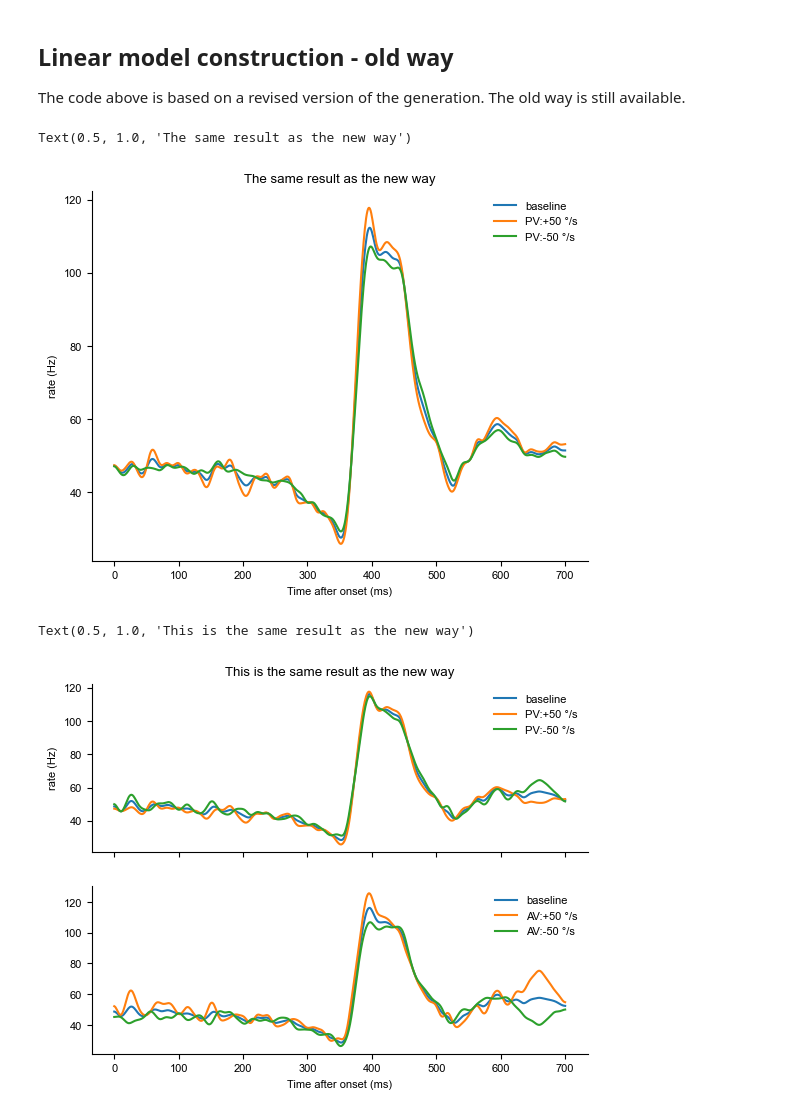
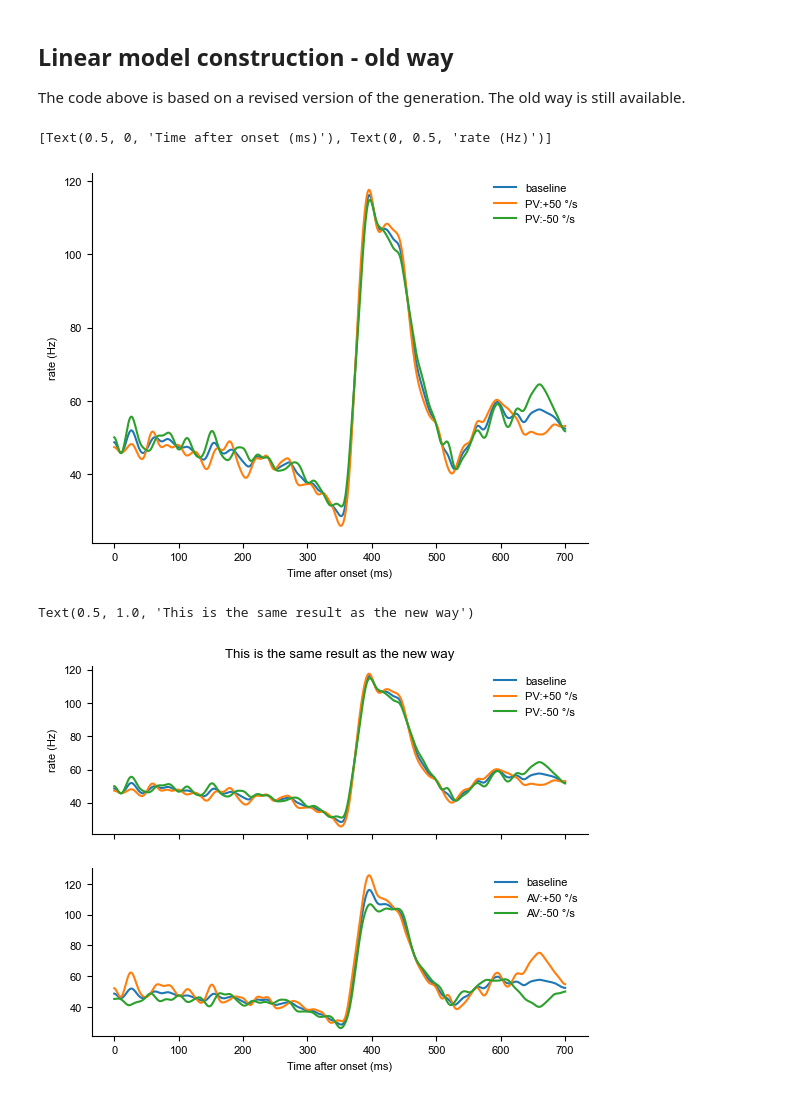
Before and after one commit to julianasdd/cbmanifold, a Jupyter notebook: notebooks/Manifold_analysis_example.ipynb, the cells around one changed output. Drawn from its saved outputs; the diff is of its cells as text; code cells hidden in the pictures.

Commit message:
add predict and from_dict to LinearModel

```diff
--- a/notebooks/Manifold_analysis_example.ipynb
+++ b/notebooks/Manifold_analysis_example.ipynb
@@ -195,33 +254,47 @@ The code above is based on a revised version of the generation. The old way is s
 params_old = np.vstack([pv, dur]).T
 
 lmol = cbmanifold.linear_model.generate_linear_model_old('pc3', rate, params_old, [pv0, av0], target_dist=15, output_type="dict")
+
+lm = cbmanifold.linear_model.LinearModel.from_dict(lmol)
+# %%
+_, ax = plt.subplots()
+
+# Plot baseline (original rate)
+ax.plot(lm.rate, label='baseline')
+
+# Plot +50 °/s change
+params_high = lm.params0.copy()
+params_high[0] += 50  # increase peak velocity by 50
+rate_high = lm.predict(params_high)
+ax.plot(rate_high, label='PV:+50 °/s')
+
+# Plot -50 °/s change
+params_low = lm.params0.copy()
+params_low[0] -= 50  # decrease peak velocity by 50
+rate_low = lm.predict(params_low)
+ax.plot(rate_low, label='PV:-50 °/s')
+
+ax.legend()
+ax.set(xlabel='Time after onset (ms)', ylabel='rate (Hz)')
+# %% [output]
+[Text(0.5, 0, 'Time after onset (ms)'), Text(0, 0.5, 'rate (Hz)')]
+[figure, added]
 # %%
-_, ax = plt.subplots()
-ax.plot(lmol['ssc0'], label='baseline')
-ax.plot(lmol['ssc0']+lmol['wv0']*50, label='PV:+50 °/s')
-ax.plot(lmol['ssc0']-lmol['wv0']*50, label='PV:-50 °/s')
-ax.legend()
-ax.set(xlabel='Time after onset (ms)', ylabel='rate (Hz)')
-ax.set_title('The same result as the new way')
+_, ax = plt.subplots(nrows=2, sharex=True)
+ax[0].plot(lm.rate, label="baseline")
+ax[0].plot(lm.rate + lm.wv * 50, label="PV:+50 °/s")
+ax[0].plot(lm.rate - lm.wv * 50, label="PV:-50 °/s")
+ax[0].legend()
+ax[0].set_ylabel("rate (Hz)")
+
+ax[1].plot(lm.rate, label="baseline")
+ax[1].plot(lm.rate + lm.wr * 50, label="AV:+50 °/s")
+ax[1].plot(lm.rate - lm.wr * 50, label="AV:-50 °/s")
+ax[1].legend()
+ax[1].set_xlabel("Time after onset (ms)")
+
+ax[0].set_title(
+    """This is the same result as the new way""")
 # %% [output]
-Text(0.5, 1.0, 'The same result as the new way')
+Text(0.5, 1.0, 'This is the same result as the new way')
-[figure, old version]
+[figure, new version]
-# %%
-_, ax = plt.subplots(nrows=2, sharex=True)
-ax[0].plot(lmol["rate"], label="baseline")
-ax[0].plot(lmol["rate"] + lmol["wv"] * 50, label="PV:+50 °/s")
-ax[0].plot(lmol["rate"] - lmol["wv"] * 50, label="PV:-50 °/s")
-ax[0].legend()
-ax[0].set_ylabel("rate (Hz)")
-
-ax[1].plot(lmol["rate"], label="baseline")
-ax[1].plot(lmol["rate"] + lmol["wr"] * 50, label="AV:+50 °/s")
-ax[1].plot(lmol["rate"] - lmol["wr"] * 50, label="AV:-50 °/s")
-ax[1].legend()
-ax[1].set_xlabel("Time after onset (ms)")
-
-ax[0].set_title(
-    """This is the same result as the new way""")
-# %% [output]
-Text(0.5, 1.0, 'This is the same result as the new way')
-[figure, removed]
```
Also changed, not shown: parts of 6 cells of this notebook, 2 other files.
